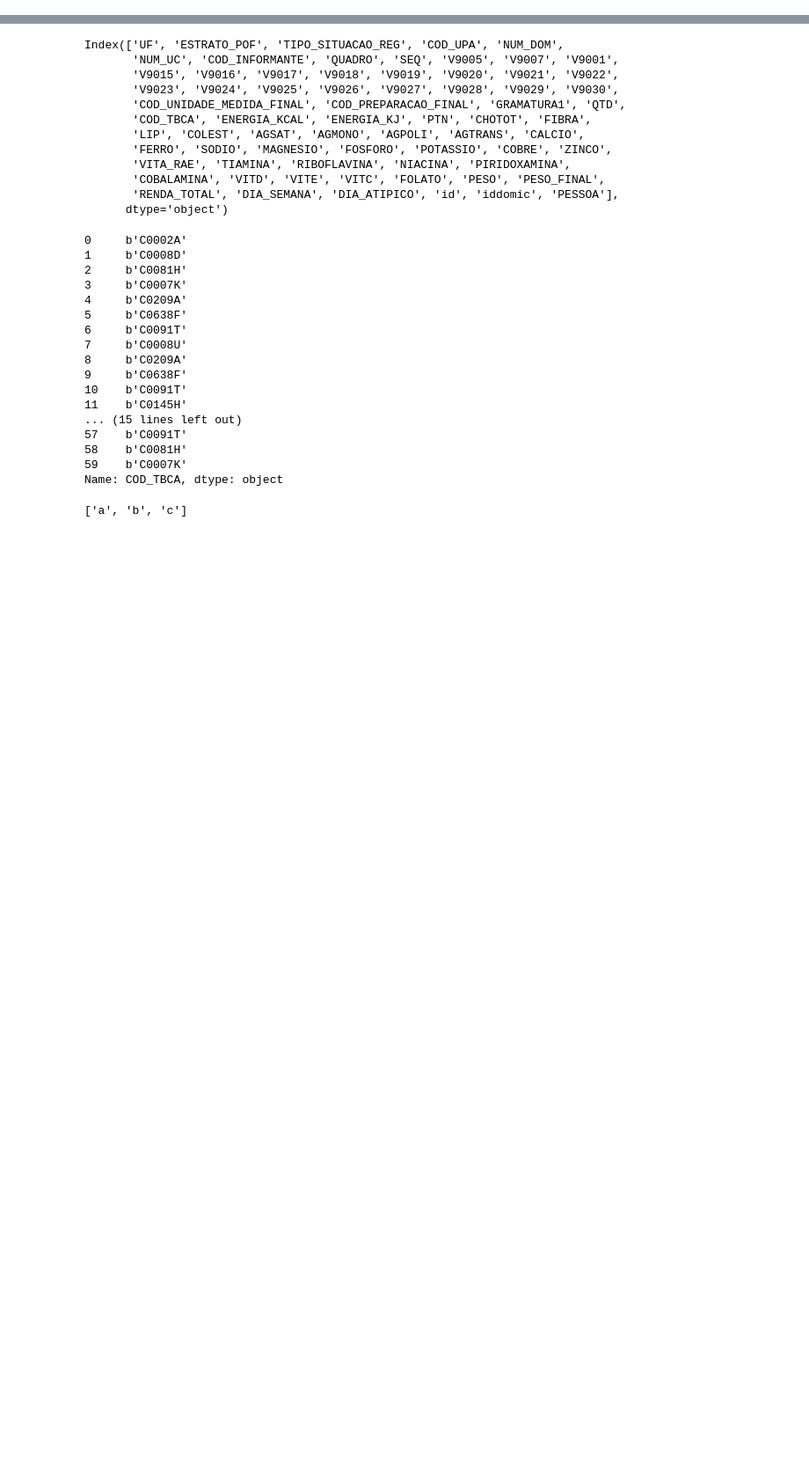
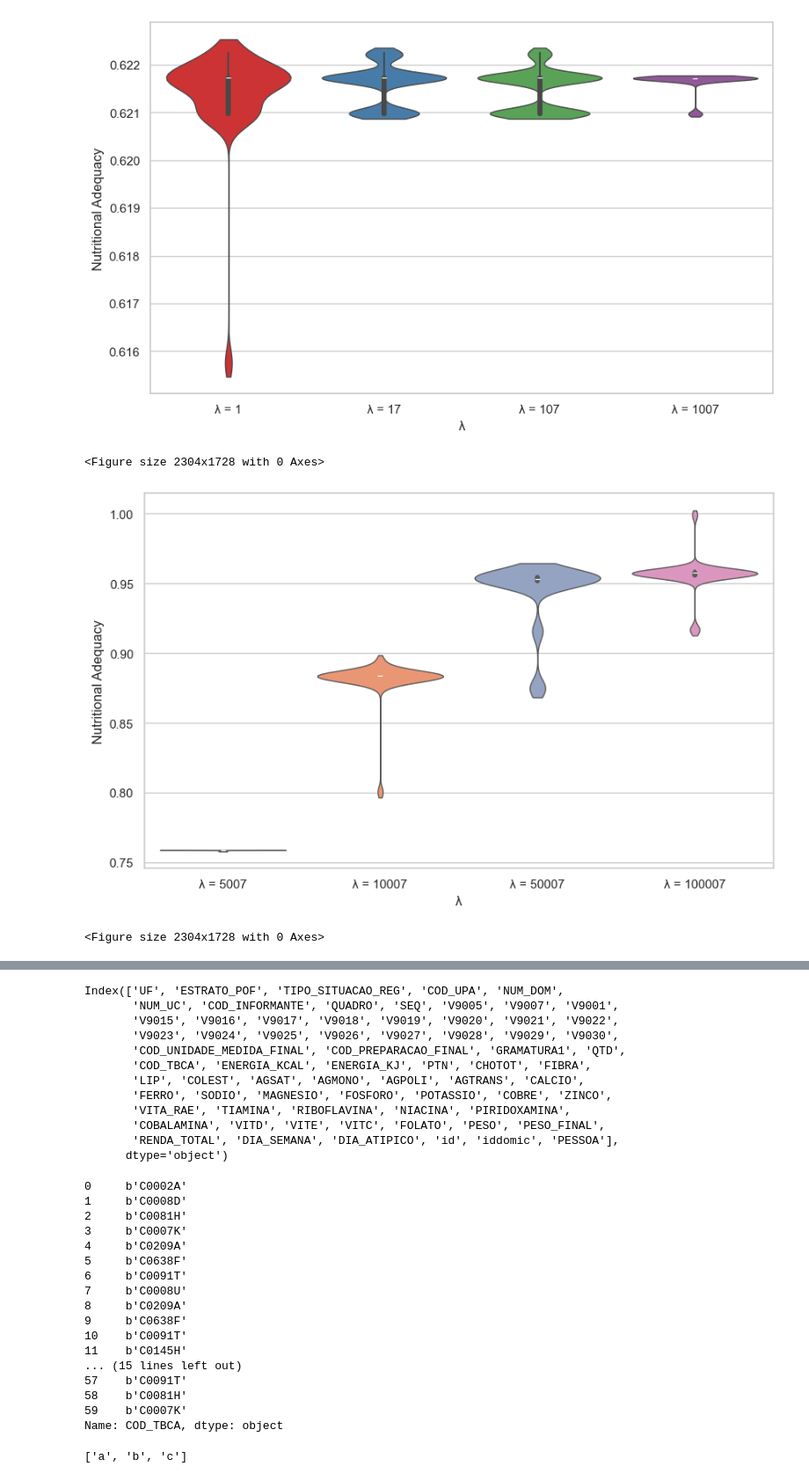
Before and after one commit to thalyson004/nutrition-study, a Jupyter notebook: notebooks/samples/000_test.ipynb, the cells around one changed output, grey strips where cells are left out. Shown at 88% size. Cells and saved outputs as stored; diff of their text form; code cells hidden in the pictures; blank space fills up the shorter version.

Commit message:
Add violionGraph into test

```diff
--- a/notebooks/samples/000_test.ipynb
+++ b/notebooks/samples/000_test.ipynb
@@ -58,0 +12,73 @@ print( means(result1007) )
+# %%
+# Dados fornecidos
+result000001 = [(0.6209784731773539, 2), (0.6217243825924297, 2), (0.6217243825924297, 2), (0.6221715836095731, 2), (0.6157514167276421, 2), (0.6209784731773539, 2), (0.6217243825924297, 2), (0.6217243825924297, 3), (0.6217243825924297, 2), (0.6209784731773539, 2), (0.6217243825924297, 2), (0.6221715836095731, 2), (0.6217151859587169, 2), (0.6217243825924297, 2), (0.6217151859587169, 2), (0.6217243825924297, 2), (0.6222435169180592, 2), (0.6217243825924297, 2), (0.6217243825924297, 2), (0.6214256741944973, 3), (0.6209784731773539, 2), (0.6217151859587169, 2), (0.6209784731773539, 2), (0.6209784731773539, 2), (0.6217243825924297, 2), (0.6217243825924297, 3), (0.6222435169180592, 2), (0.6209784731773539, 2), (0.6217243825924297, 2), (0.6209784731773539, 2)]
+result000017 = [(0.6217243825924297, 2), (0.6209784731773539, 2), (0.6217243825924297, 2), (0.6217243825924297, 2), (0.6209784731773539, 2), (0.6217151859587169, 2), (0.6217243825924297, 2), (0.6217243825924297, 2), (0.6209784731773539, 2), (0.6217243825924297, 2), (0.6222435169180592, 2), (0.6217243825924297, 2), (0.6209784731773539, 2), (0.6221715836095731, 2), (0.6221715836095731, 2), (0.6209784731773539, 2), (0.6217243825924297, 2), (0.6217243825924297, 2), (0.6222435169180592, 2), (0.6222435169180592, 2), (0.6217243825924297, 2), (0.6209784731773539, 2), (0.6217243825924297, 2), (0.6217243825924297, 2), (0.6217243825924297, 2), (0.6209784731773539, 2), (0.6217151859587169, 2), (0.6217243825924297, 2), (0.6209784731773539, 2), (0.6209784731773539, 3)]
+result000107 = [(0.6217243825924297, 2), (0.6217243825924297, 2), (0.6209784731773539, 3), (0.6222435169180592, 2), (0.6217243825924297, 2), (0.6209784731773539, 2), (0.6209784731773539, 2), (0.6209784731773539, 3), (0.6209784731773539, 2), (0.6222435169180592, 2), (0.6217243825924297, 2), (0.6209784731773539, 2), (0.6217151859587169, 3), (0.6209784731773539, 2), (0.6221715836095731, 2), (0.6209784731773539, 2), (0.6209784731773539, 2), (0.6217151859587169, 2), (0.6217243825924297, 2), (0.6217243825924297, 2), (0.6217243825924297, 2), (0.6217243825924297, 2), (0.6209784731773539, 2), (0.6209784731773539, 2), (0.6217243825924297, 2), (0.6217243825924297, 2), (0.6217243825924297, 2), (0.6217243825924297, 2), (0.6217243825924297, 2), (0.6209784731773539, 2)]
+result001007 = [(0.6217151859587169, 2), (0.6209692765436411, 2), (0.6217151859587169, 2), (0.6217151859587169, 2), (0.6217151859587169, 2), (0.6217151859587169, 2), (0.6217151859587169, 2), (0.6217151859587169, 2), (0.6209692765436411, 2), (0.6217151859587169, 2), (0.6217151859587169, 2), (0.6217151859587169, 2), (0.6217151859587169, 2), (0.6217151859587169, 2), (0.6217151859587169, 2), (0.6217151859587169, 2), (0.6217151859587169, 2), (0.6217151859587169, 2), (0.6217151859587169, 2), (0.6217151859587169, 2), (0.6217151859587169, 2), (0.6209692765436411, 2), (0.6217151859587169, 2), (0.6217151859587169, 2), (0.6217151859587169, 2), (0.6217151859587169, 3), (0.6217151859587169, 2), (0.6217151859587169, 2), (0.6217151859587169, 2), (0.6217151859587169, 2)]
+result005007 = [(0.7588938211995468, 3), (0.7588938211995468, 4), (0.7588938211995468, 5), (0.7588938211995468, 2), (0.7588938211995468, 2), (0.7588938211995468, 3), (0.7588938211995468, 3), (0.7588938211995468, 4), (0.758147911784471, 4), (0.7588938211995468, 3), (0.7588938211995468, 3), (0.7588938211995468, 4), (0.7588938211995468, 3), (0.7588938211995468, 5), (0.7588938211995468, 4), (0.7588938211995468, 4), (0.7588938211995468, 3), (0.7588938211995468, 4), (0.7588938211995468, 4), (0.7588938211995468, 4), (0.7588938211995468, 3), (0.7588938211995468, 3), (0.7588938211995468, 3), (0.7588938211995468, 3), (0.758147911784471, 4), (0.7588938211995468, 4), (0.7588938211995468, 3), (0.7588938211995468, 3), (0.7588938211995468, 3), (0.7588938211995468, 3)]
+result010007 = [(0.8841060324528095, 9), (0.8841060324528095, 8), (0.8803594999538784, 9), (0.8840907193400259, 6), (0.8840907193400259, 3), (0.8841060324528095, 3), (0.8841060324528095, 8), (0.8946939902539907, 4), (0.8841060324528095, 10), (0.8841060324528095, 5), (0.8841060324528095, 4), (0.8841060324528095, 9), (0.8841060324528095, 8), (0.8841060324528095, 8), (0.8841060324528095, 7), (0.8841060324528095, 4), (0.8807947671307249, 6), (0.8841060324528095, 6), (0.8841060324528095, 10), (0.8841060324528095, 8), (0.8841060324528095, 7), (0.8005215556372678, 7), (0.8907143236628742, 7), (0.8807794540179413, 6), (0.8840907193400259, 9), (0.8840907193400259, 6), (0.8803594999538784, 9), (0.8841060324528095, 6), (0.8803594999538784, 8), (0.8770482346317938, 5)]
+result050007 = [(0.9518764625178886, 10), (0.9543303118884808, 11), (0.9518764625178886, 11), (0.8749139054131057, 12), (0.9533840120955689, 15), (0.9553420240340308, 13), (0.9533840120955689, 18), (0.9543303118884808, 7), (0.9156717458689462, 14), (0.9533840120955689, 10), (0.9518764625178886, 11), (0.9543973224703615, 13), (0.9159653180671916, 23), (0.9518764625178886, 13), (0.9533840120955689, 15), (0.9533840120955689, 14), (0.9532168735099154, 17), (0.9553537067837781, 12), (0.9533767634989143, 13), (0.9533840120955689, 11), (0.9533767634989143, 17), (0.9581141532500955, 17), (0.9533840120955689, 16), (0.8747962985754988, 14), (0.8749139054131057, 12), (0.9543973224703615, 14), (0.9581141532500955, 13), (0.9533840120955689, 17), (0.9518764625178886, 11), (0.9581141532500955, 11)]
+result100007 = [(0.9160881846153849, 19), (0.9564640230893103, 17), (0.9555482188034191, 20), (0.9575488911680915, 18), (0.9577071361823365, 28), (0.9554520673831488, 19), (0.956945728774929, 16), (0.9555446005698008, 18), (0.9578054723646726, 17), (0.9559544695156699, 21), (0.9559544695156699, 11), (0.9565929367521371, 15), (0.9578944239316243, 16), (0.9555446005698008, 22), (0.9595465656780499, 16), (0.9587097867790516, 21), (0.9575488911680915, 15), (0.9590363555555559, 19), (0.9990800934472938, 18), (0.9575488911680915, 18), (0.9571743565146261, 15), (0.9555482188034191, 19), (0.9577564853230405, 19), (0.9573573161420317, 17), (0.9589298375416493, 17), (0.9576684752136755, 19), (0.9588447886039889, 17), (0.9175436303333467, 19), (0.9576755555555558, 14), (0.9579124809116812, 19)]
+
+# Converte os dados para um DataFrame unificado
+df_000001 = pd.DataFrame(result000001, columns=['Nutritional Adequacy', 'Geração'])
+df_000017 = pd.DataFrame(result000017, columns=['Nutritional Adequacy', 'Geração'])
+df_000107 = pd.DataFrame(result000107, columns=['Nutritional Adequacy', 'Geração'])
+df_001007 = pd.DataFrame(result001007, columns=['Nutritional Adequacy', 'Geração'])
+
+# Converte os dados para um DataFrame unificado
+df_005007 = pd.DataFrame(result005007, columns=['Nutritional Adequacy', 'Geração'])
+df_010007 = pd.DataFrame(result010007, columns=['Nutritional Adequacy', 'Geração'])
+df_050007 = pd.DataFrame(result050007, columns=['Nutritional Adequacy', 'Geração'])
+df_100007 = pd.DataFrame(result100007, columns=['Nutritional Adequacy', 'Geração'])
+
+df_000001['λ'] = 'λ = 1'
+df_000017['λ'] = 'λ = 17'
+df_000107['λ'] = 'λ = 107'
+df_001007['λ'] = 'λ = 1007'
+df_combined = pd.concat([df_000001, df_000017, df_000107, df_001007])
+
+df_005007['λ'] = 'λ = 5007'
+df_010007['λ'] = 'λ = 10007'
+df_050007['λ'] = 'λ = 50007'
+df_100007['λ'] = 'λ = 100007'
+df_combined2 = pd.concat([df_005007, df_010007, df_050007, df_100007])
+
+sns.set_theme(style="whitegrid")
+
+plt.subplots(figsize=(10, 6))
+sns.violinplot(data=df_combined, x='λ', y='Nutritional Adequacy',
+               bw_adjust=.5, cut=1, linewidth=1, hue='λ',
+               legend=False, palette="Set1")
+plt.figure(dpi=360)
+plt.show()
+
+plt.subplots(figsize=(10, 6))
+sns.violinplot(data=df_combined2, x='λ', y='Nutritional Adequacy',
+               bw_adjust=.5, cut=1, linewidth=1, hue='λ',
+               legend=False, palette="Set2")
+plt.figure(dpi=360)
+plt.show()
+
+def means(a:list[tuple]):
+    adequancy = ( statistics.mean( [ x[0] for x in a ]),
+                  statistics.median( [ x[0] for x in a ] ) )
+    generations = (statistics.mean( [ x[1] for x in a ]  ),
+                   statistics.median( [ x[1] for x in a ]))
+
+    return (adequancy, generations)
+
+print( means(result000001) )
+print( means(result000017) )
+print( means(result000107) )
+print( means(result001007) )
+
+print( means(result005007) )
+print( means(result010007) )
+print( means(result050007) )
+print( means(result100007) )
+# %% [output]
+[figure, added]
+<Figure size 2304x1728 with 0 Axes>
+[figure, added]
+<Figure size 2304x1728 with 0 Axes>
```
Also changed, not shown: parts of 3 cells of this notebook.
